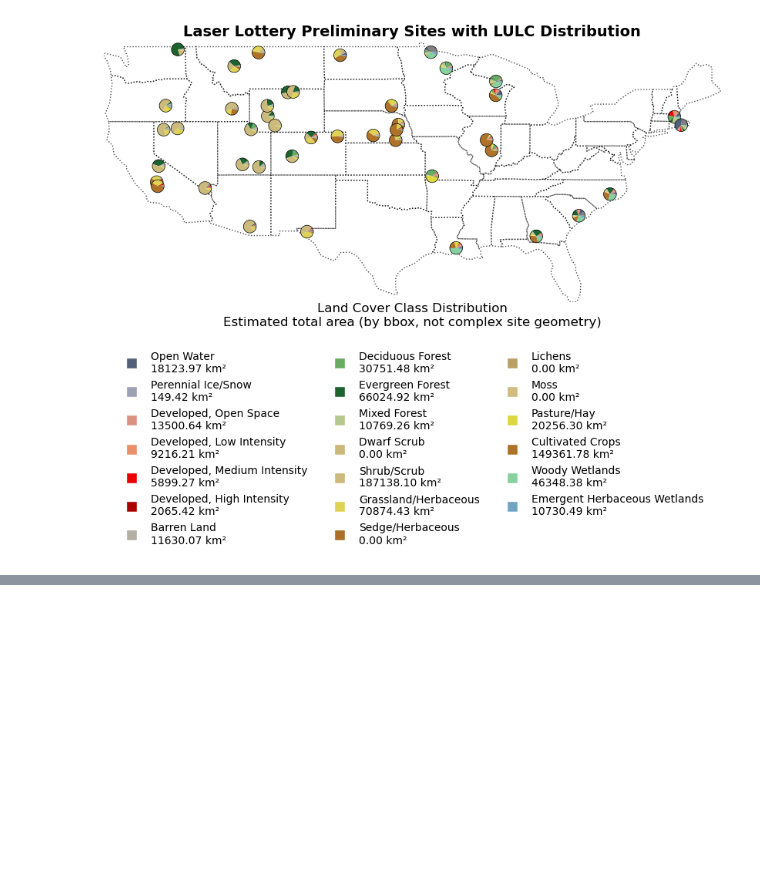
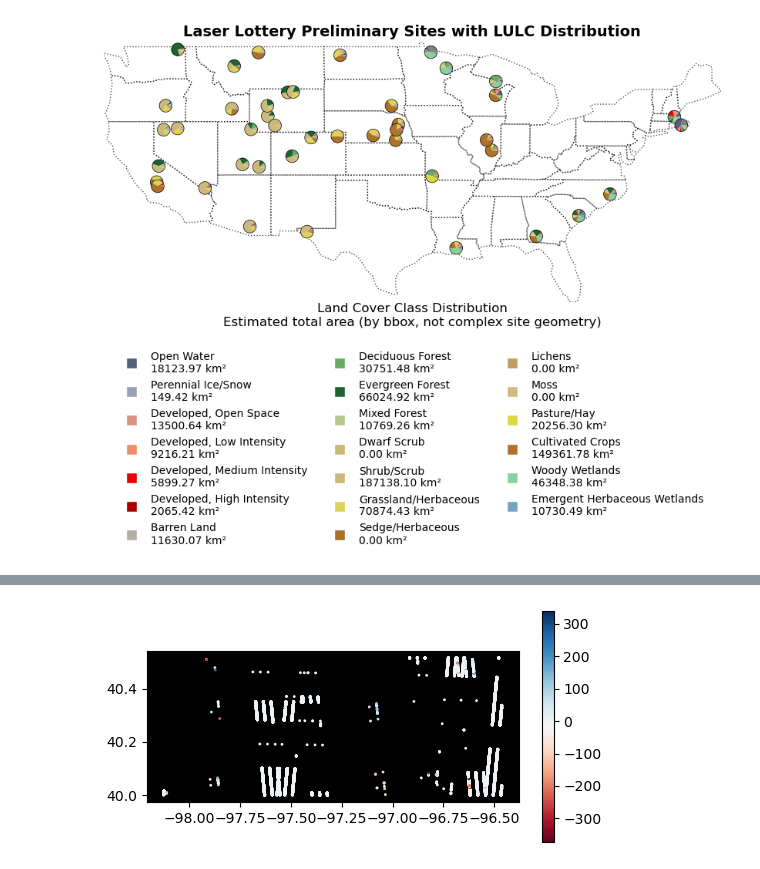
Before and after one commit to UW-GDA/ATL06_LaserLottery, a Jupyter notebook: notebooks/00_dataset_intro.ipynb, the cells around one changed output, grey strips where cells are left out. Cells and saved outputs as stored; diff of their text form; code cells hidden in the pictures; blank space fills up the shorter version.

```diff
--- a/notebooks/00_dataset_intro.ipynb
+++ b/notebooks/00_dataset_intro.ipynb
@@ -240,0 +268,9 @@ CRS: EPSG:7912, Shape: (0, 1)
+# %%
+def get_elevation(x):
+    if isinstance(x, float) or x is None:  # Handle NaN and None values
+        return np.nan
+    if len(x) > 1:  # Only access index 1 if the list/array has at least 2 elements
+        return x[1]
+    return np.nan
+atl06['3dep_elev'] = atl06['3dep.value'].apply(get_elevation)
+atl06['elev_diff'] = atl06['h_li'] - atl06['3dep_elev']
@@ -240,0 +279,8 @@ CRS: EPSG:7912, Shape: (0, 1)
+# %%
+# TODO: hillshade
+f, ax = plt.subplots(figsize=(6,3))
+ax.set_facecolor("black")
+atl06.plot(column="elev_diff", alpha=1, cmap="RdBu", s=1,
+           legend=True, ax=ax);
+# %% [output]
+[figure, added]
```
Also changed, not shown: parts of 13 cells of this notebook.
